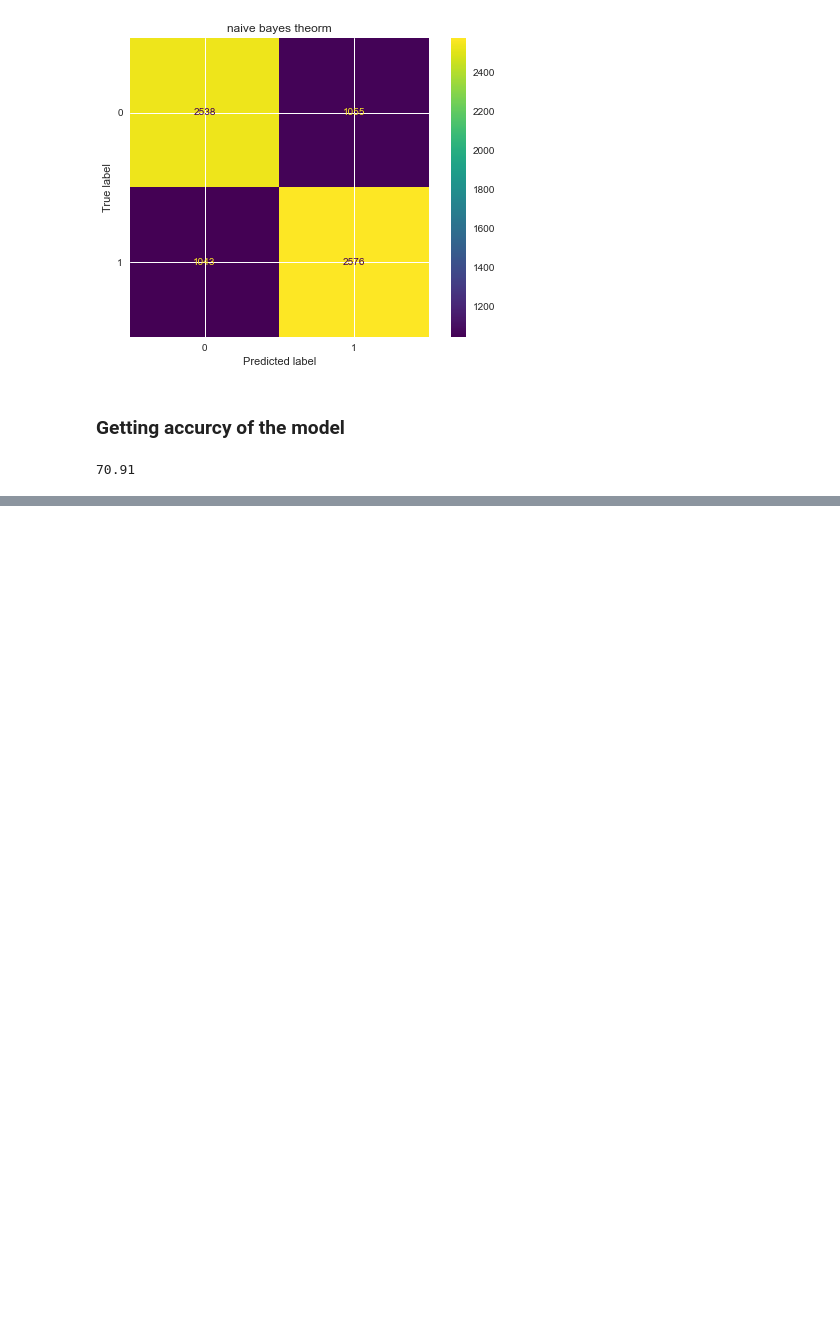
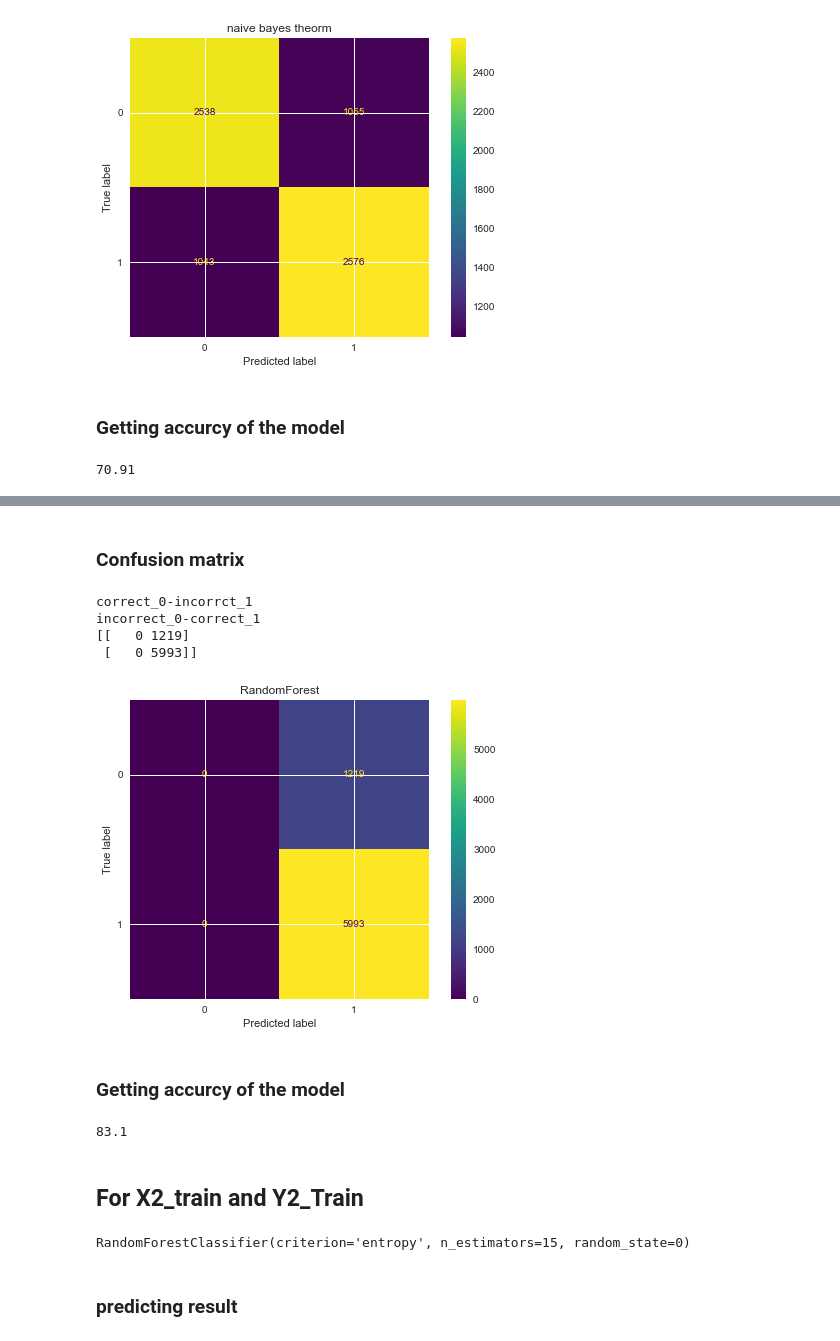
Before and after one commit to daasdemha/Sucide_prediction, a Jupyter notebook: SucideByAge.ipynb, the cells around one changed output, grey strips where cells are left out. Drawn from its saved outputs; the diff is of its cells as text; code cells hidden in the pictures; blank space fills up the shorter version.

Commit message:
performed random forest model on x,x2,y and y2 sets

```diff
--- a/SucideByAge.ipynb
+++ b/SucideByAge.ipynb
@@ -949,0 +955,4 @@ round(accuracy_score(Y2_test, DecisionTree_Y2_pred)*100, 2)  # showing the model
+# %%
+RandomForest_classifier = RandomForestClassifier(n_estimators = 15, criterion = 'entropy', random_state=0)  # creating an instance of the object.
+# %%
+RandomForest_classifier.fit(X_train, Y_train)  # Building RandomForest model.
@@ -949,0 +963,4 @@ round(accuracy_score(Y2_test, DecisionTree_Y2_pred)*100, 2)  # showing the model
+# %%
+RandomForest_Y_pred = RandomForest_classifier.predict(X_test)  # Predicted results.
+print("pred-real")  # printing predicted and real values.
+print(np.concatenate((RandomForest_Y_pred.reshape(len(RandomForest_Y_pred),1), Y_test.reshape(len(Y_test),1)),1))  # Predicted results and real results in a np array.
@@ -949,0 +976,32 @@ round(accuracy_score(Y2_test, DecisionTree_Y2_pred)*100, 2)  # showing the model
+# %% [markdown]
+### Confusion matrix
+# %%
+RandomForest_cm = confusion_matrix(Y_test, RandomForest_Y_pred)  # creating the confusion matrix
+print("correct_0-incorrct_1\nincorrect_0-correct_1")  # printing correct and inccrocet results.
+print(DecisionTree_cm)  # prininting the confusion matrix.
+# %% [output]
+correct_0-incorrct_1
+incorrect_0-correct_1
+[[   0 1219]
+ [   0 5993]]
+# %%
+disp = ConfusionMatrixDisplay(confusion_matrix=RandomForest_cm)  # creaing the confusion matrix plot.
+disp.plot()  # displaying data in plot
+plt.title("RandomForest")  # adding a title to plot
+plt.show()  # showing the plot
+# %% [output]
+[figure, added]
+# %% [markdown]
+### Getting accurcy of the model
+# %%
+round(accuracy_score(Y_test, RandomForest_Y_pred)*100, 2)  # showing the model accurecy rounded to 2 decimal places.
+# %% [output]
+83.1
+# %% [markdown]
+## For X2_train and Y2_Train
+# %%
+RandomForest_classifier.fit(X2_train, Y2_train)  # Building RandomForest model.
+# %% [output]
+RandomForestClassifier(criterion='entropy', n_estimators=15, random_state=0)
+# %% [markdown]
+### predicting result
```
Also changed, not shown: parts of 14 cells of this notebook.
